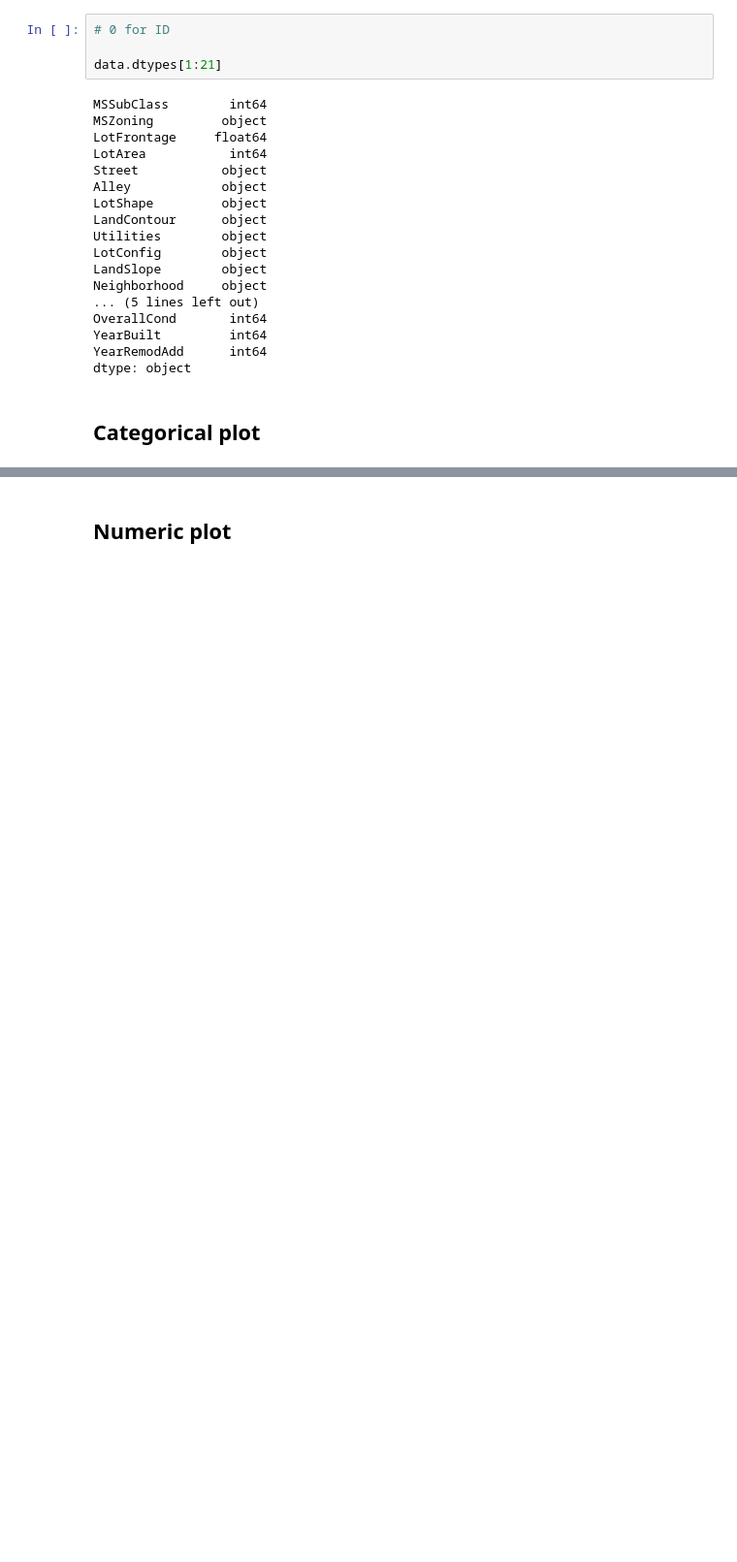
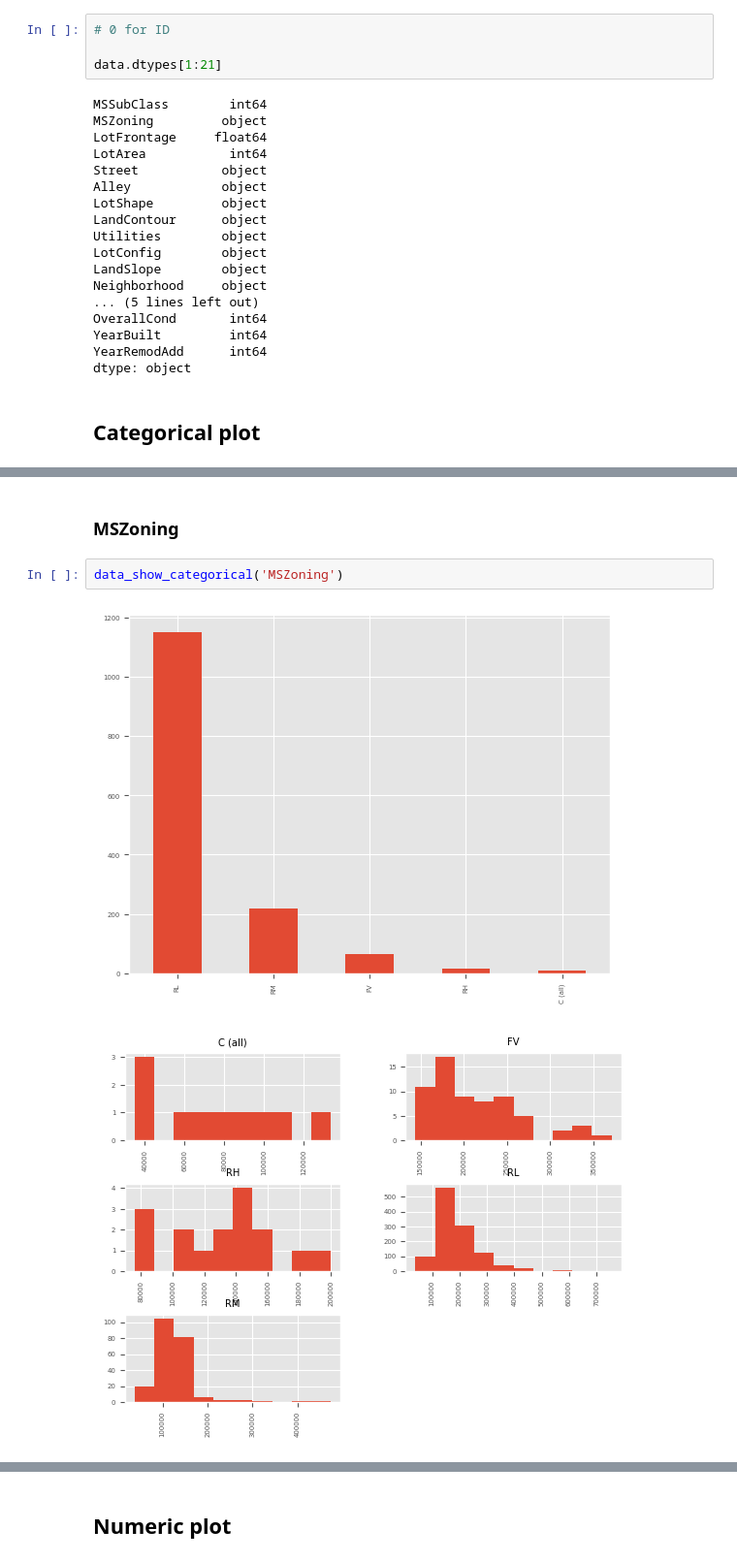
Before and after one commit to yichen-huang/House-Prices-Advanced-Regression-Techniques, a Jupyter notebook: data_understanding_yh.ipynb, the cells around one changed output, grey strips where cells are left out. Shown: that part at 97% size. Cells and saved outputs as stored; diff of their text form; blank space fills up the shorter version.

```diff
--- a/data_understanding_yh.ipynb
+++ b/data_understanding_yh.ipynb
@@ -195,0 +205,7 @@ SyntaxError: invalid syntax (2839375596.py, line 4)
+# %% [markdown]
+### MSZoning
+# %%
+data_show_categorical('MSZoning')
+# %% [output]
+[figure, added]
+[figure, added]
```
Also changed, not shown: parts of 40 cells of this notebook.
